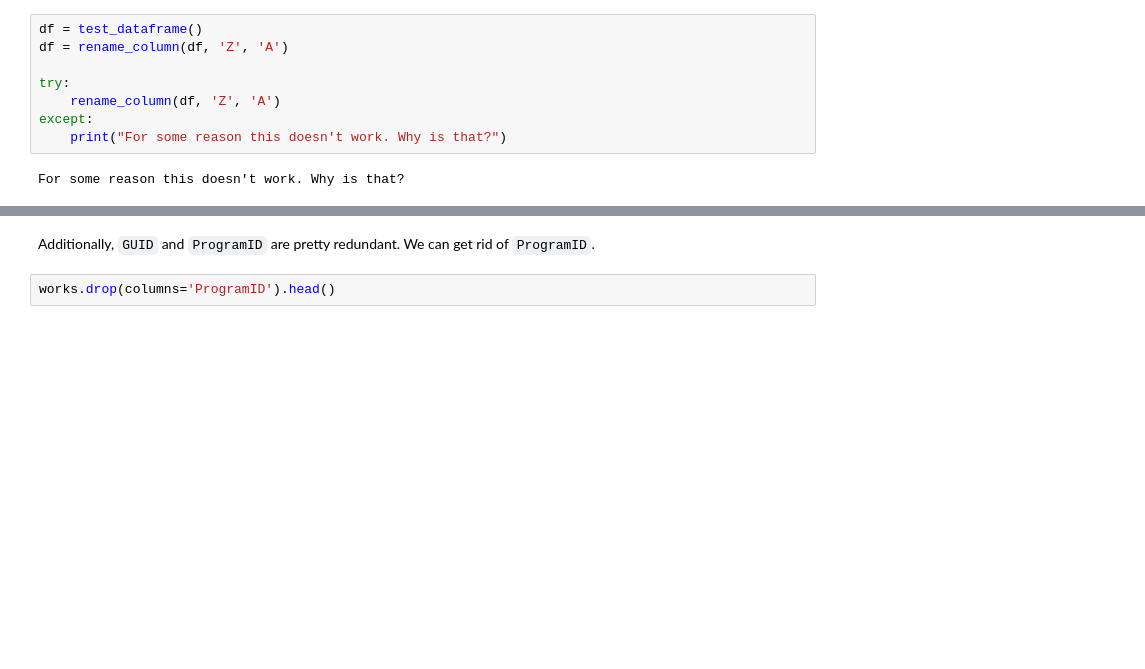
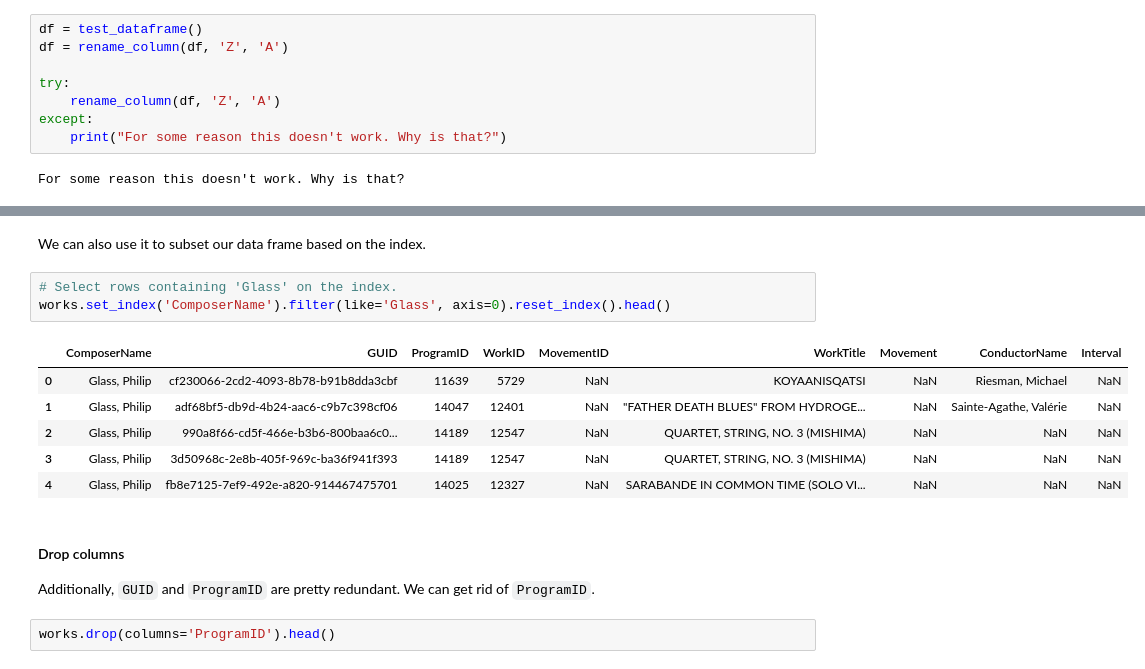
Before and after one commit to LDSSA/batch2-BLU06, a Jupyter notebook: Learning Notebooks/BLU06 - Learning Notebook - Part 1 of 3 - Data Wrangling Workflows.ipynb, the cells around one changed output, grey strips where cells are left out. Saved outputs shown, nothing was run; the diff lists cells and outputs as text; blank space fills up the shorter version.

```diff
--- a/Learning Notebooks/BLU06 - Learning Notebook - Part 1 of 3 - Data Wrangling Workflows.ipynb
+++ b/Learning Notebooks/BLU06 - Learning Notebook - Part 1 of 3 - Data Wrangling Workflows.ipynb
@@ -237,4 +255,18 @@ select(works, work_related_columns).head()
+# %% [markdown]
+We can also use it to subset our data frame based on the index.
+# %%
+# Select rows containing 'Glass' on the index.
+works.set_index('ComposerName').filter(like='Glass', axis=0).reset_index().head()
+# %% [output]
+|  | ComposerName | GUID | ProgramID | WorkID | MovementID | WorkTitle | Movement | ConductorName | Interval |
+| 0 | Glass, Philip | cf230066-2cd2-4093-8b78-b91b8dda3cbf | 11639 | 5729 | NaN | KOYAANISQATSI | NaN | Riesman, Michael | NaN |
+| 1 | Glass, Philip | adf68bf5-db9d-4b24-aac6-c9b7c398cf06 | 14047 | 12401 | NaN | "FATHER DEATH BLUES" FROM HYDROGE... | NaN | Sainte-Agathe, Valérie | NaN |
+| 2 | Glass, Philip | 990a8f66-cd5f-466e-b3b6-800baa6c0... | 14189 | 12547 | NaN | QUARTET, STRING, NO. 3 (MISHIMA) | NaN | NaN | NaN |
+| 3 | Glass, Philip | 3d50968c-2e8b-405f-969c-ba36f941f393 | 14189 | 12547 | NaN | QUARTET, STRING, NO. 3 (MISHIMA) | NaN | NaN | NaN |
+| 4 | Glass, Philip | fb8e7125-7ef9-492e-a820-914467475701 | 14025 | 12327 | NaN | SARABANDE IN COMMON TIME (SOLO VI... | NaN | NaN | NaN |
 # %% [markdown]
+#### Drop columns
+
 Additionally, `GUID` and `ProgramID` are pretty redundant. We can get rid of `ProgramID`.
 # %%
 works.drop(columns='ProgramID').head()
```
Also changed, not shown: parts of 60 cells of this notebook, 3 other files.
